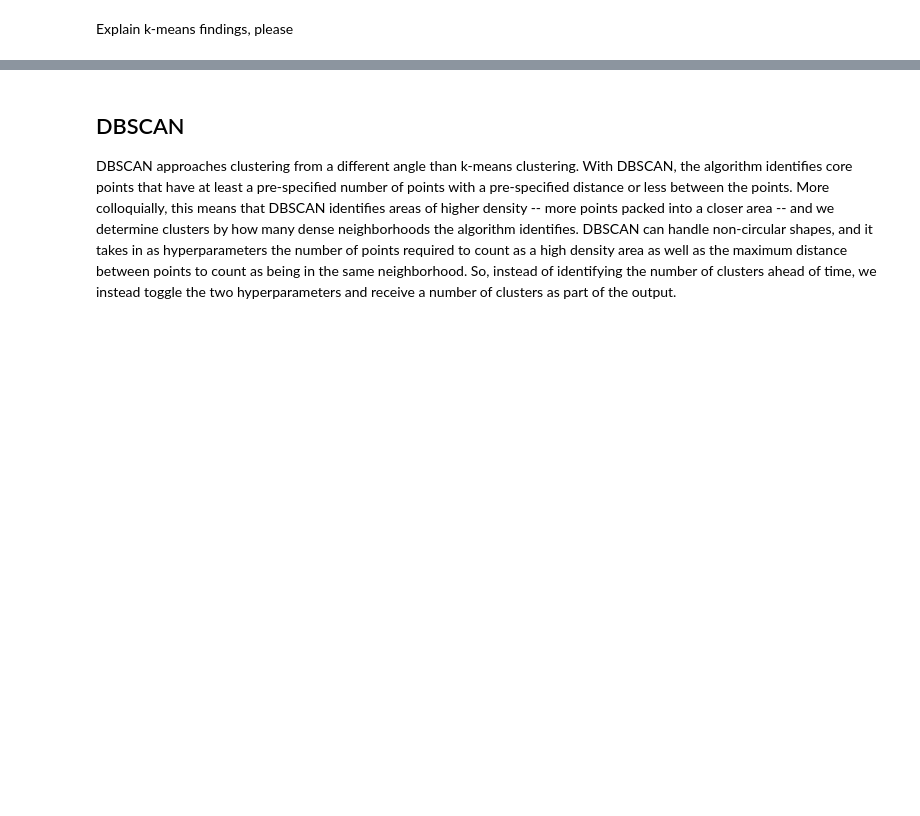
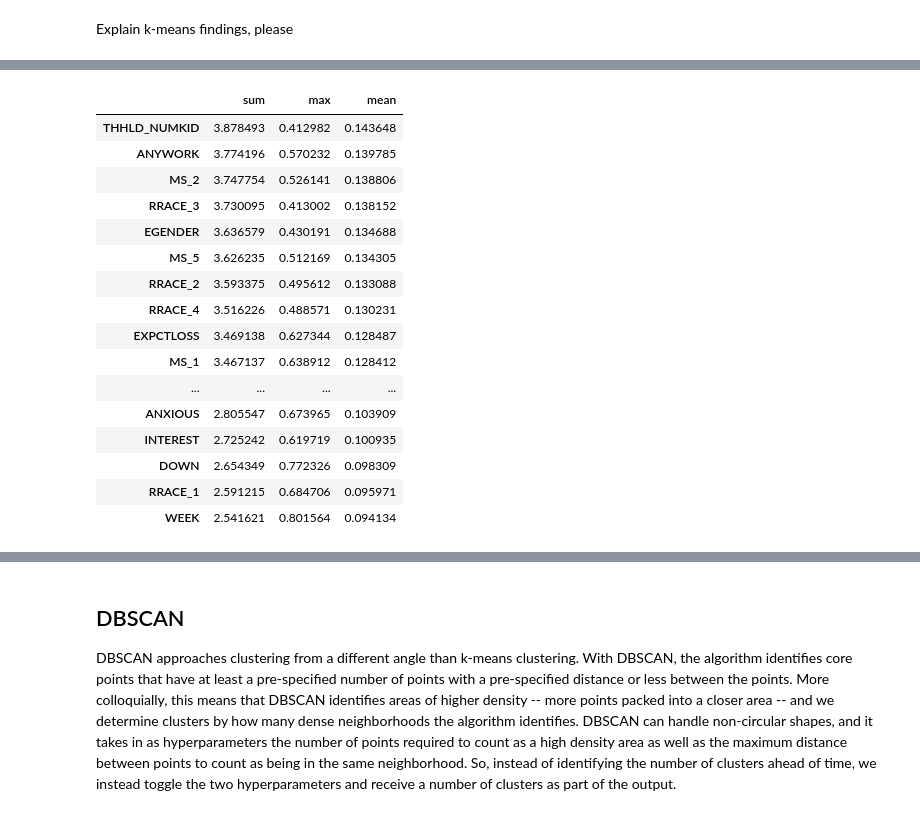
Before and after one commit to jhleakakos/msds-unsupervised-learning-final, a Jupyter notebook: even_more_surveys.ipynb, the cells around one changed output, grey strips where cells are left out. Drawn from its saved outputs; the diff is of its cells as text; code cells hidden in the pictures; blank space fills up the shorter version.

```diff
--- a/even_more_surveys.ipynb
+++ b/even_more_surveys.ipynb
@@ -1286,0 +1315,29 @@ Explain k-means findings, please
+# %%
+df_feature_importance = pd.DataFrame(
+    {
+        'sum': np.sum(np.abs(pca.components_.T), axis=1)
+        , 'max': np.max(np.abs(pca.components_.T), axis=1)
+        , 'mean': np.mean(np.abs(pca.components_.T), axis=1)
+    }
+    , index=df_model.columns
+)
+# %%
+df_feature_importance.sort_values('sum', ascending=False)
+# %% [output]
+|  | sum | max | mean |
+| THHLD_NUMKID | 3.878493 | 0.412982 | 0.143648 |
+| ANYWORK | 3.774196 | 0.570232 | 0.139785 |
+| MS_2 | 3.747754 | 0.526141 | 0.138806 |
+| RRACE_3 | 3.730095 | 0.413002 | 0.138152 |
+| EGENDER | 3.636579 | 0.430191 | 0.134688 |
+| MS_5 | 3.626235 | 0.512169 | 0.134305 |
+| RRACE_2 | 3.593375 | 0.495612 | 0.133088 |
+| RRACE_4 | 3.516226 | 0.488571 | 0.130231 |
+| EXPCTLOSS | 3.469138 | 0.627344 | 0.128487 |
+| MS_1 | 3.467137 | 0.638912 | 0.128412 |
+| ... | ... | ... | ... |
+| ANXIOUS | 2.805547 | 0.673965 | 0.103909 |
+| INTEREST | 2.725242 | 0.619719 | 0.100935 |
+| DOWN | 2.654349 | 0.772326 | 0.098309 |
+| RRACE_1 | 2.591215 | 0.684706 | 0.095971 |
+| WEEK | 2.541621 | 0.801564 | 0.094134 |
```
Also changed, not shown: parts of 15 cells of this notebook.
